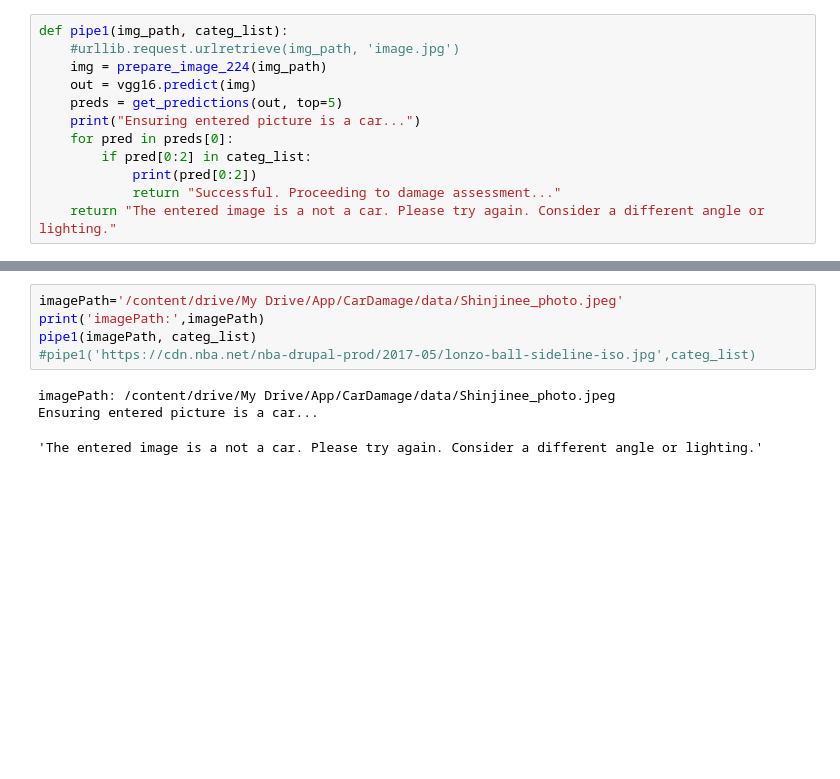
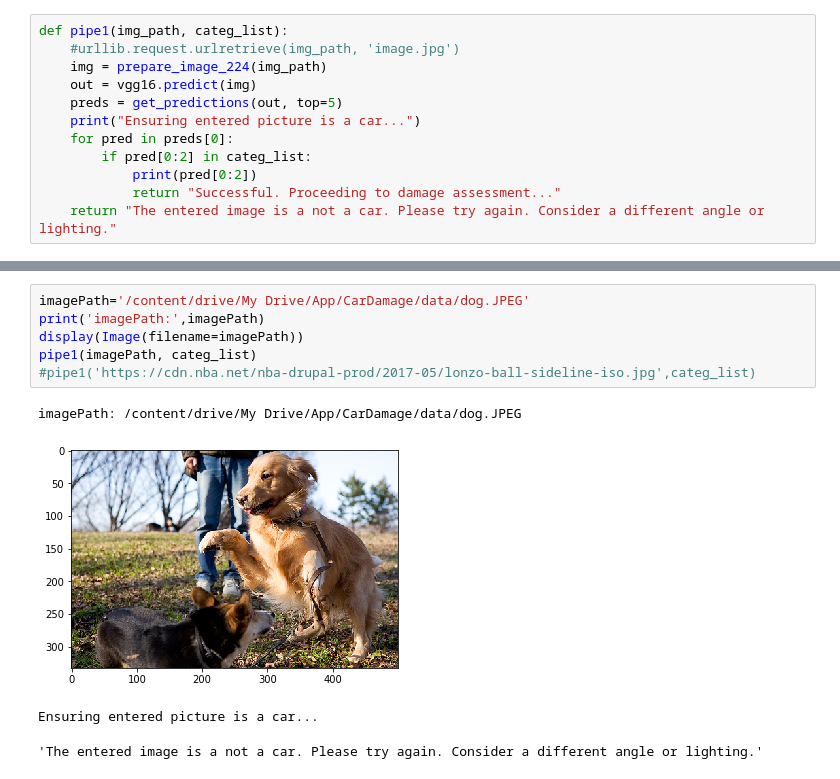
Before and after one commit to duttagoutam/CarDamageDetection, a Jupyter notebook: 01_car_check.ipynb, the cells around one changed output, grey strips where cells are left out. Cells and saved outputs as stored; diff of their text form; blank space fills up the shorter version.

```diff
--- a/01_car_check.ipynb
+++ b/01_car_check.ipynb
@@ -246,12 +267,14 @@ Ensuring entered picture is a car...
 # %%
-imagePath='/content/drive/My Drive/App/CarDamage/data/Shinjinee_photo.jpeg'
+imagePath='/content/drive/My Drive/App/CarDamage/data/dog.JPEG'
 print('imagePath:',imagePath)
+display(Image(filename=imagePath))
 pipe1(imagePath, categ_list)
 #pipe1('https://cdn.nba.net/nba-drupal-prod/2017-05/lonzo-ball-sideline-iso.jpg',categ_list)
 # %% [output]
-imagePath: /content/drive/My Drive/App/CarDamage/data/Shinjinee_photo.jpeg
-Ensuring entered picture is a car...
+imagePath: /content/drive/My Drive/App/CarDamage/data/dog.JPEG
+[figure, added]
-'The entered image is a not a car. Please try again. Consider a different angle or lighting.'
+Ensuring entered picture is a car...
+'The entered image is a not a car. Please try again. Consider a different angle or lighting.'
 # %%
 imagePath='/content/drive/My Drive/App/CarDamage/data/training/01-whole/0001.jpg'
 print('imagePath:',imagePath)
```
Also changed, not shown: parts of 14 cells of this notebook.
